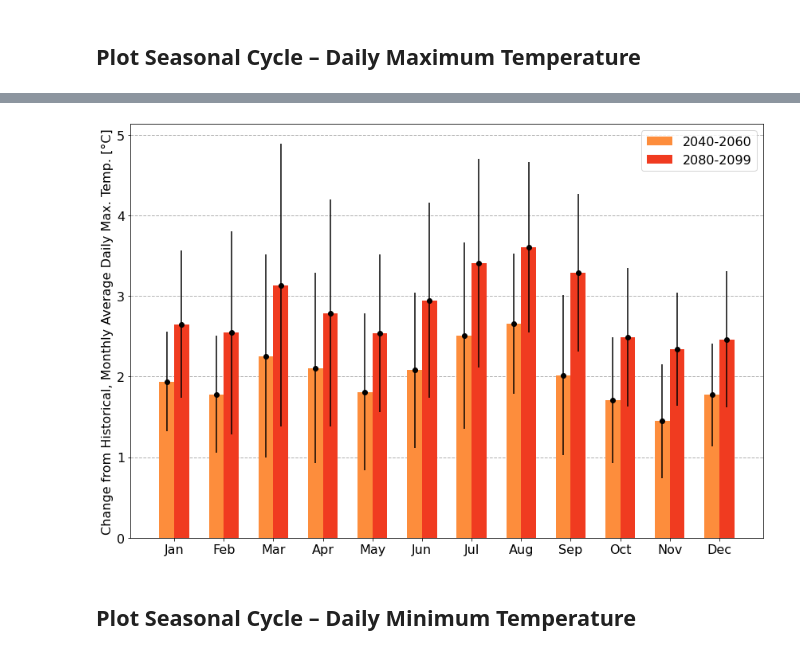
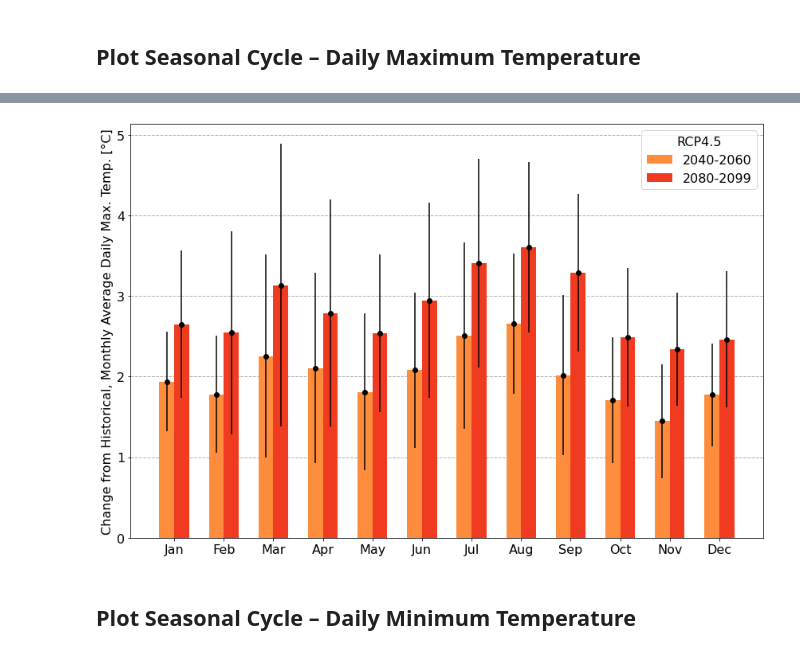
Before and after one commit to LejoFlores/CdA_MACA_analysis, a Jupyter notebook: CdA_ClimateChange_temperature.ipynb, the cells around one changed output, grey strips where cells are left out. Cells and saved outputs as stored; diff of their text form; code cells hidden in the pictures.

```diff
--- a/CdA_ClimateChange_temperature.ipynb
+++ b/CdA_ClimateChange_temperature.ipynb
@@ -155,34 +207,34 @@ plt.show()
 # %%
 labels = ['Jan', 'Feb', 'Mar', 'Apr', 'May', 'Jun', 'Jul', 'Aug', 'Sep', 'Oct', 'Nov', 'Dec']
 
 plt.rcParams.update({'font.size': 16})
 
 x = np.arange(len(labels))+1  # the label locations
 width = 0.3  # the width of the bars
 
 fig, ax = plt.subplots(figsize=(12,8))
 rects1 = ax.bar(x - width/2, tmax_seasonal_cycle_40_60_np - tmax_seasonal_cycle_hist_np, width,
                 label='2040-2060', color='#fd8d3c', zorder=2.5)
 rects2 = ax.bar(x + width/2, tmax_seasonal_cycle_80_99_np - tmax_seasonal_cycle_hist_np, width,
                 label='2080-2099', color='#f03b20', zorder=2.5)
 
 ax.errorbar(x - width/2, tmax_seasonal_cycle_40_60_np - tmax_seasonal_cycle_hist_np,
                     yerr=tmax_seasonal_cycle_40_60_std_np, fmt='o', color='k', zorder=3)
 ax.errorbar(x + width/2, tmax_seasonal_cycle_80_99_np - tmax_seasonal_cycle_hist_np,
                     yerr=tmax_seasonal_cycle_80_99_std_np, fmt='o', color='k', zorder=3)
 
 # Add some text for labels, title and custom x-axis tick labels, etc.
 ax.grid(axis='y', linestyle='--', linewidth=1, zorder=-10)
 ax.set_ylabel('Change from Historical, Monthly Average Daily Max. Temp. [°C]')
 ax.set_xticks(x)
 ax.set_xticklabels(labels)
-ax.legend()
+ax.legend(title='RCP4.5')
 
 fig.tight_layout()
 plt.savefig('MACA_v2_SeasonalCycleTmax_change.png', bbox_inches='tight', dpi=300)
 plt.show()
 # %% [output]
-[figure, old version]
+[figure, new version]
 # %% [markdown]
 ## Plot Seasonal Cycle – Daily Minimum Temperature
 # %%
```
Also changed, not shown: parts of 18 cells of this notebook, 15 other files.
